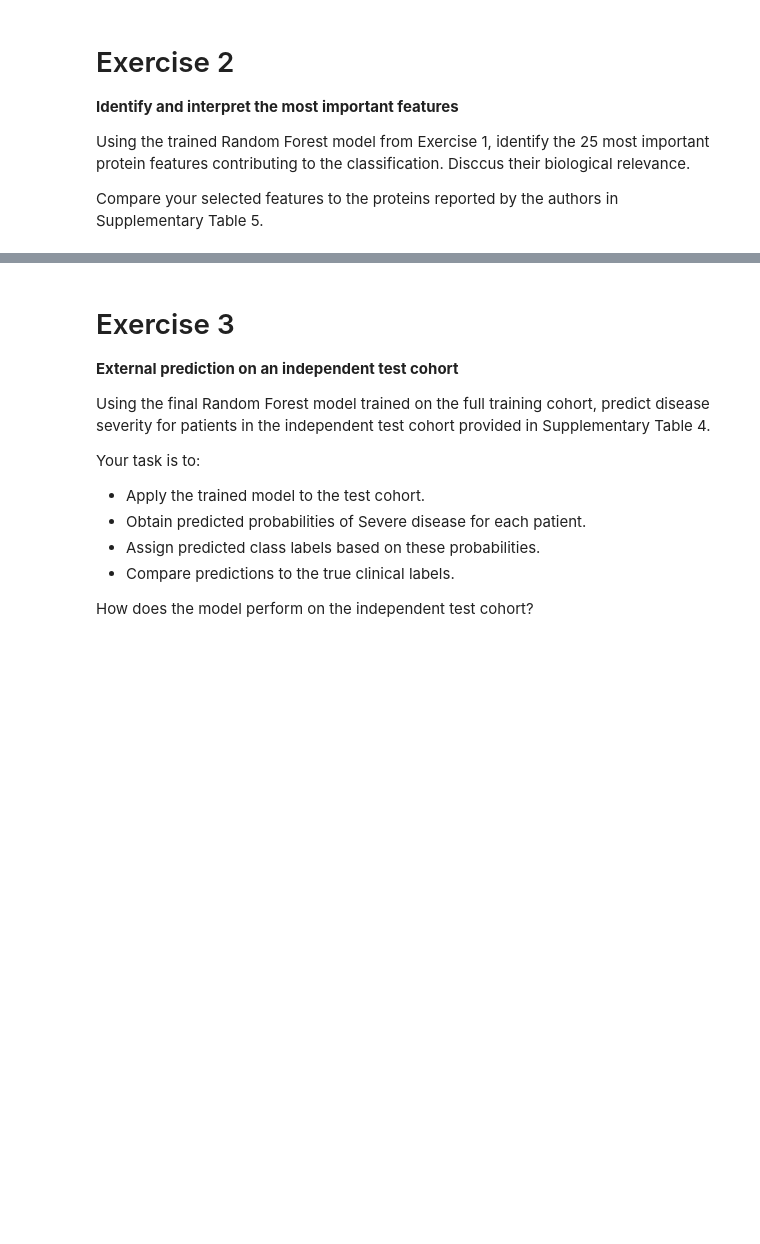
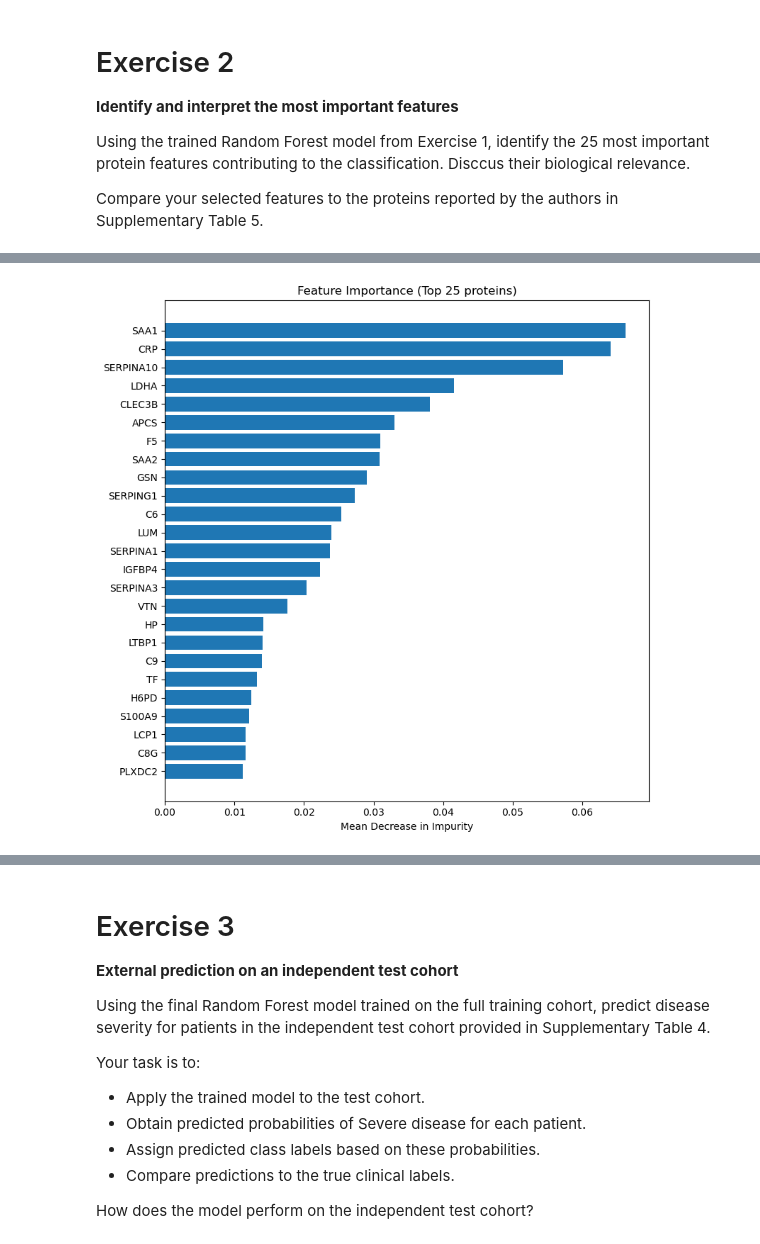
Before and after one commit to upf-dmi/assignment-3-TRouR, a Jupyter notebook: Hands_on_III.ipynb, the cells around one changed output, grey strips where cells are left out. Drawn from its saved outputs; the diff is of its cells as text; code cells hidden in the pictures; blank space fills up the shorter version.

```diff
--- a/Hands_on_III.ipynb
+++ b/Hands_on_III.ipynb
@@ -37,0 +372,4 @@ import sklearn
+# %%
+X_train = X_train.drop(columns=features_to_drop.index)
+X_test = X_test[X_train.columns]
+print(f"N.Features after removal = {X_train.shape[1]}")
@@ -38,3 +609,10 @@ import sklearn
+# %%
+if not os.path.exists("results"):
+    os.makedirs("results")
+
+with open('results/search_results.pkl', 'wb') as f:
+    pickle.dump({'search': search, 'y_pred': y_pred,
+                 'y_pred_prob': y_pred_prob}, f)
 # %% [markdown]
 # Exercise 2
 
@@ -45,0 +634,23 @@ Compare your selected features to the proteins reported by the authors in Supple
+# %%
+# Load model
+with open('results/search_results.pkl', 'rb') as f:
+    results = pickle.load(f)
+
+search = results['search']
+best_pipeline = search.best_estimator_
+# %%
+# Extract feature importances from best pipeline
+best_rf = best_pipeline.named_steps['clf']
+feature_names = X_train.columns  # protein ids
+
+importances = pd.Series(best_rf.feature_importances_, index=feature_names)
+top25 = importances.nlargest(25).sort_values(ascending=True)
+
+# Map to gene symbols
+top25_df = pd.DataFrame({
+    'Importance': top25,
+    'Gene Symbol': gene_map.loc[top25.index, 'Gene Symbol']
+})
+
+print("Top 25 proteins\n")
+print(top25_df.sort_values('Importance', ascending=False))
@@ -45,0 +708,12 @@ Compare your selected features to the proteins reported by the authors in Supple
+# %%
+# Plot feature importance
+fig, ax = plt.subplots(figsize=(8, 8))
+
+bars = ax.barh(top25_df['Gene Symbol'], top25_df['Importance'])
+ax.set_xlabel('Mean Decrease in Impurity')
+ax.set_title('Feature Importance (Top 25 proteins)')
+plt.tight_layout()
+plt.savefig('figures/top25_proteins.png', dpi=150)
+plt.show()
+# %% [output]
+[figure, added]
```
Also changed, not shown: parts of 69 cells of this notebook, 7 other files.
